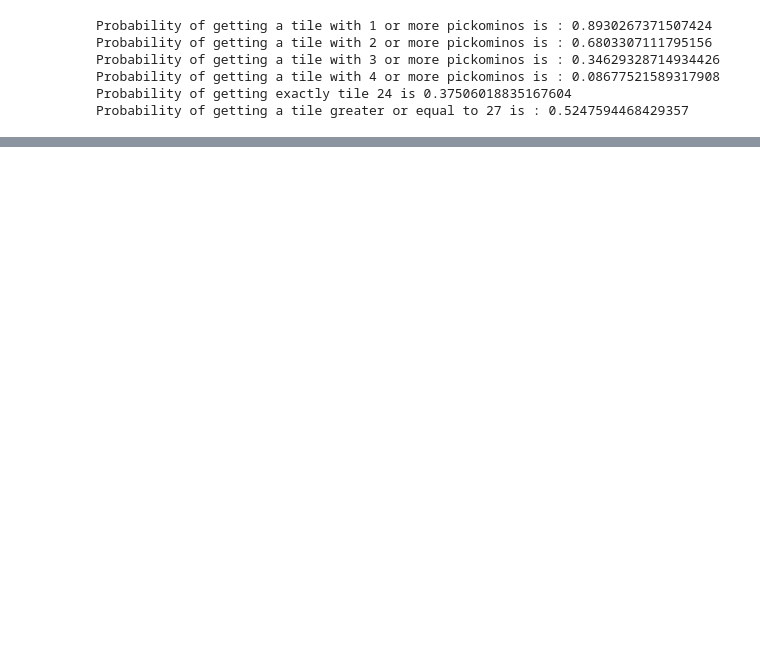
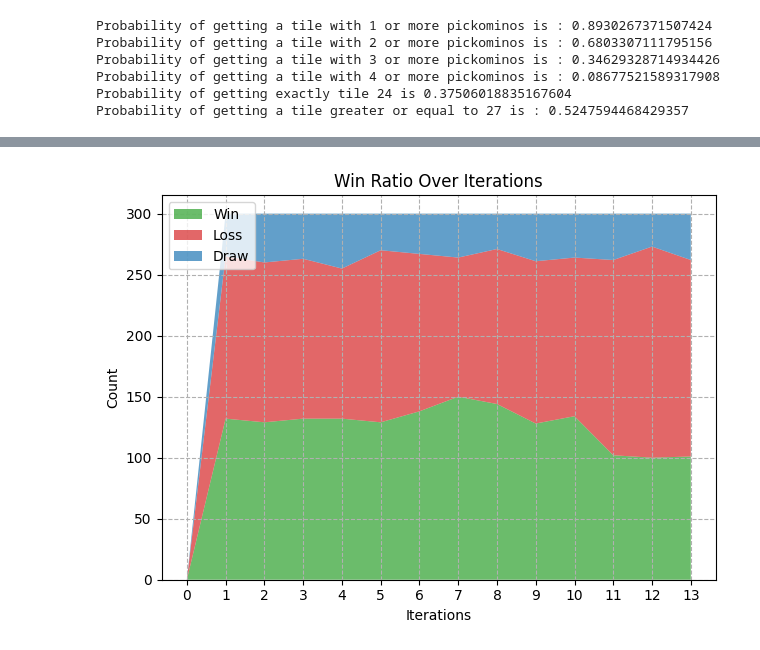
Before and after one commit to HugoPasse/PI-Kimono, a Jupyter notebook: PI-Kimono.ipynb, the cells around one changed output, grey strips where cells are left out. Saved outputs shown, nothing was run; the diff lists cells and outputs as text; code cells hidden in the pictures; blank space fills up the shorter version.

```diff
--- a/PI-Kimono.ipynb
+++ b/PI-Kimono.ipynb
@@ -188,0 +265,20 @@ Probability of getting a tile greater or equal to 27 is : 0.5247594468429357
+# %%
+def plot_win_ratio():
+    iterations = range(len(alpha))
+
+    colors = ['#2ca02c', '#d62728', '#1f77b4']
+
+    plt.stackplot(iterations, game_data[1], game_data[2], game_data[3], labels=['Win', 'Loss', 'Draw'], colors=colors, alpha=0.7)
+    plt.title('Win Ratio Over Iterations')
+    plt.xlabel('Iterations')
+    plt.ylabel('Count')
+    plt.legend(loc='upper left')
+    plt.grid(True, linestyle='--', alpha=1)
+    # Force x-axis ticks to be integers
+    plt.xticks(iterations,iterations)
+    plt.savefig("assets/win_ratio.png")
+    plt.tight_layout()
+
+plot_win_ratio()
+# %% [output]
+[figure, added]
```
Also changed, not shown: parts of 12 cells of this notebook, 13 other files.
